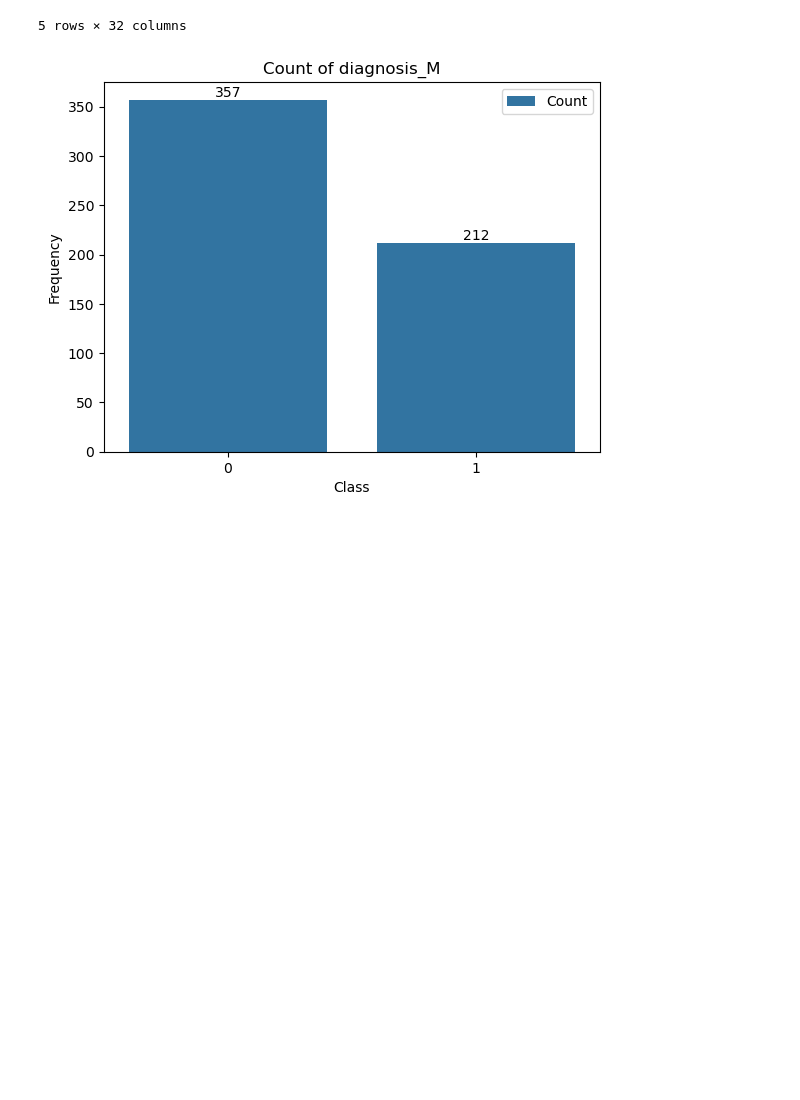
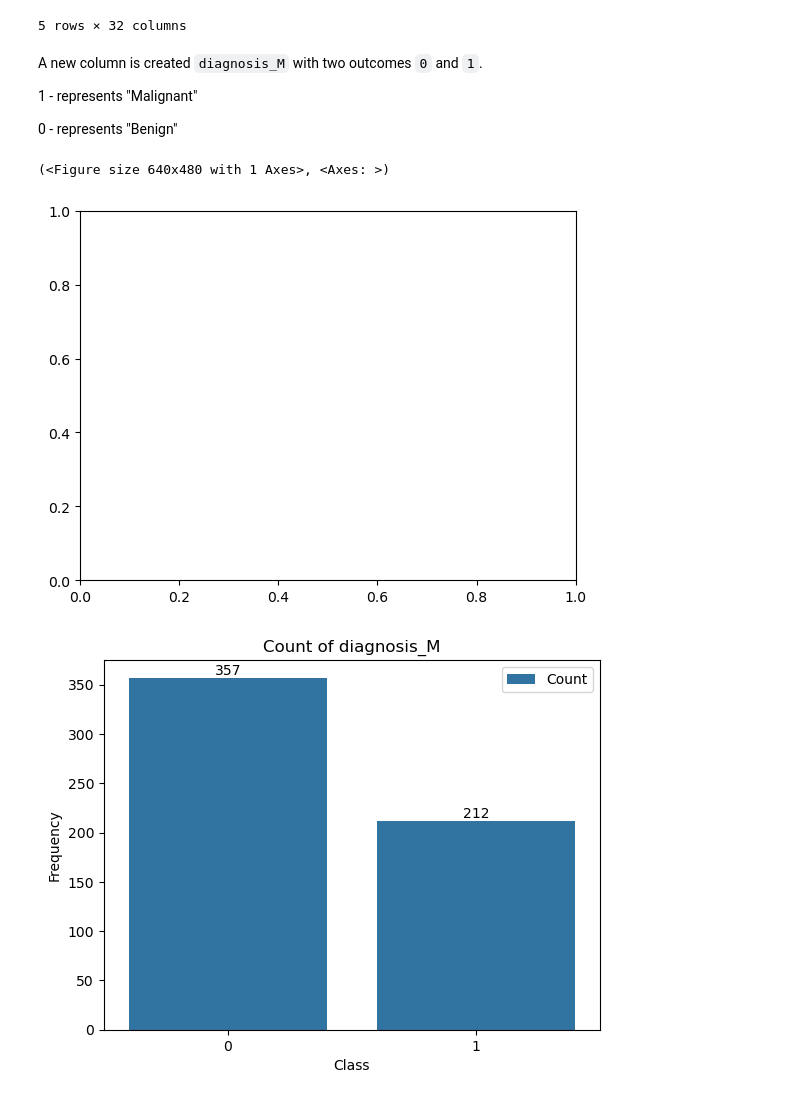
Before and after one commit to isgyane/Breast-Cancer-Detection-ML-Classification, a Jupyter notebook: notebooks/main.ipynb, the cells around one changed output. Cells and saved outputs as stored; diff of their text form; code cells hidden in the pictures; blank space fills up the shorter version.

```diff
--- a/notebooks/main.ipynb
+++ b/notebooks/main.ipynb
@@ -181,4 +158,15 @@ df_encoded.head()
 | 3 | 84348301 | 11.42 | 20.38 | 77.58 | 386.1 | 0.14250 | 0.28390 | ... |
 | 4 | 84358402 | 20.29 | 14.34 | 135.10 | 1297.0 | 0.10030 | 0.13280 | ... |
 5 rows × 32 columns
+# %% [markdown]
+A new column is created `diagnosis_M` with two outcomes `0` and `1`.
+
+1 - represents "Malignant"
+
+0 - represents "Benign"
+# %%
+plt.subplots()
+# %% [output]
+(<Figure size 640x480 with 1 Axes>, <Axes: >)
+[figure, added]
 # %%
```
Also changed, not shown: parts of 25 cells of this notebook, 2 other files.
